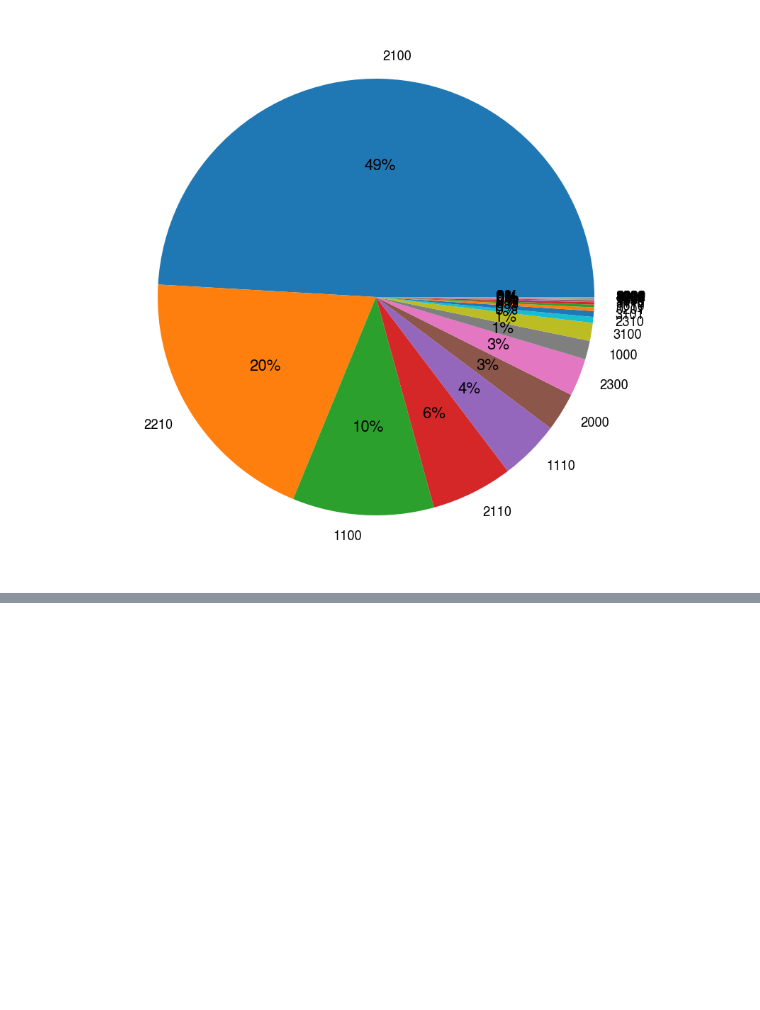
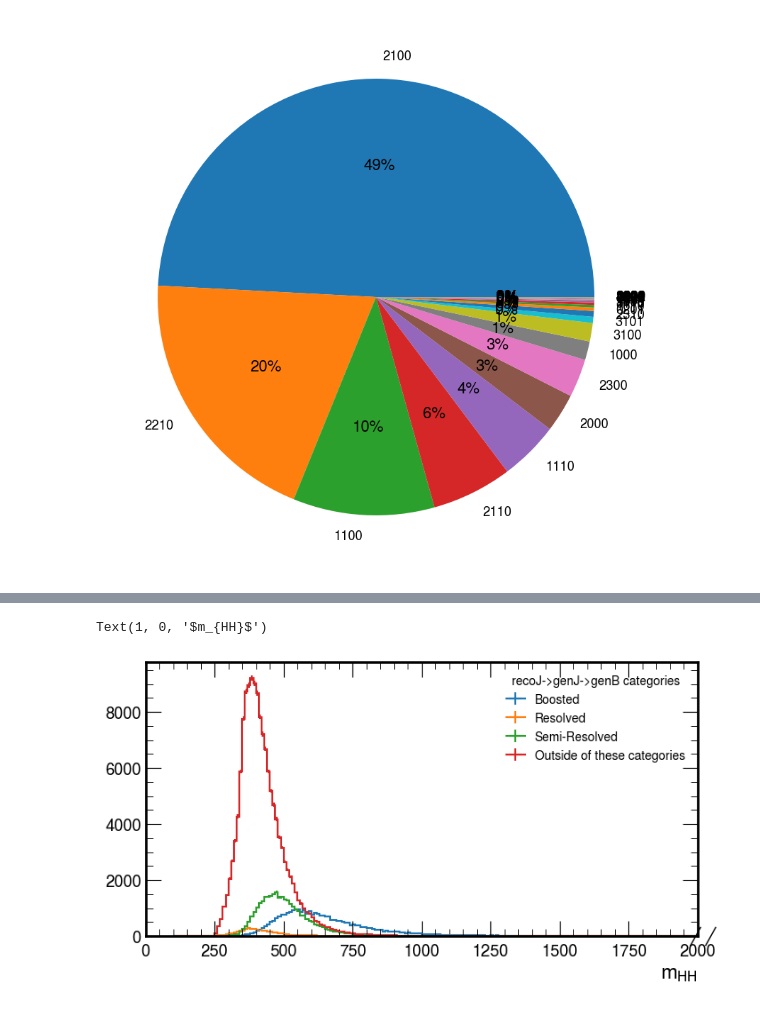
Before and after one commit to LPC-HH/HH4b, a Jupyter notebook: src/HH4b/matching_study/ooc.ipynb, the cells around one changed output, grey strips where cells are left out. Cells and saved outputs as stored; diff of their text form; code cells hidden in the pictures; blank space fills up the shorter version.

```diff
--- a/src/HH4b/matching_study/ooc.ipynb
+++ b/src/HH4b/matching_study/ooc.ipynb
@@ -477,0 +499,4 @@ plt.show()
+# %%
+# dissemble gen_b by H
+b_m2h1 = genBs[:,0:2]
+b_m2h2 = genBs[:,2:4]
@@ -477,0 +636,15 @@ plt.show()
+# %%
+ak4JetGenJetIdx_select = ak.mask(ak4JetGenJetIdx, select)
+ak4JetGenJetIdx_select = ak.drop_none(ak4JetGenJetIdx_select)
+# %%
+# select the genJet Higgs matching index that genJet also matched to reco jet
+ak4GenJetHiggsMatchIndex_ak = ak.Array(ak4GenJetHiggsMatchIndex)
+ak4JetHiggsMatchIndex_new = ak4GenJetHiggsMatchIndex_ak[ak4JetGenJetIdx_select]
+# because we only care how many reco jet matched to h1 and h2
+# the order of reco jet in each event is irrelevant
+
+# pad each event to 6
+ak4JetHiggsMatchIndex_new = ak.fill_none(ak.pad_none(ak4JetHiggsMatchIndex_new, 6, axis=-1), -1).to_numpy()
+# %%
+indexak8 = events["ak8FatJetHiggsMatchIndex"].to_numpy()
+indexak4 = ak4JetHiggsMatchIndex_new
@@ -477,0 +696,34 @@ plt.show()
+# %%
+# calcualte m_HH for every event
+mhh = (gen_higgs[:, 0] + gen_higgs[:, 1]).m
+
+# bypass into each category
+mhh_boosted = mhh[boosted]
+mhh_resolved = mhh[resolved]
+mhh_semi = mhh[semi_resolved]
+mhh_out = mhh[not_categorized]
+
+# start to plot, code modified on Christina's plot_h1h2_fj
+bins = np.arange(mhh.min(), mhh.max(), 10)
+bins = np.arange(100, 2000, 10)
+var_axis = hist.axis.Variable(bins, name="var", label="variable")
+cat_axis = hist.axis.StrCategory([], name="cat", growth=True)
+
+hist_mhh = hist.Hist(var_axis, cat_axis)
+hist_mhh.fill(var=mhh_boosted, cat="boosted")
+hist_mhh.fill(var=mhh_semi, cat="semi_resolved")
+hist_mhh.fill(var=mhh_resolved, cat="resolved")
+hist_mhh.fill(var=mhh_out, cat="non-categorized")
+
+fig, ax = plt.subplots(1, 1, figsize=(8, 4))
+hist_mhh[{"cat": "boosted"}].plot1d(ax=ax, label="Boosted")
+hist_mhh[{"cat": "resolved"}].plot1d(ax=ax, label="Resolved")
+hist_mhh[{"cat": "semi_resolved"}].plot1d(ax=ax, label="Semi-Resolved")
+hist_mhh[{"cat": "non-categorized"}].plot1d(ax=ax, label="Outside of these categories")
+leg = ax.legend(fontsize=10)
+leg.set_title("recoJ->genJ->genB categories", prop={"size": 10})
+ax.set_xlim(0, 2000)
+ax.set_xlabel(r"$m_{HH}$")
+# %% [output]
+Text(1, 0, '$m_{HH}$')
+[figure, added]
```
Also changed, not shown: parts of 26 cells of this notebook, 1 other file.
